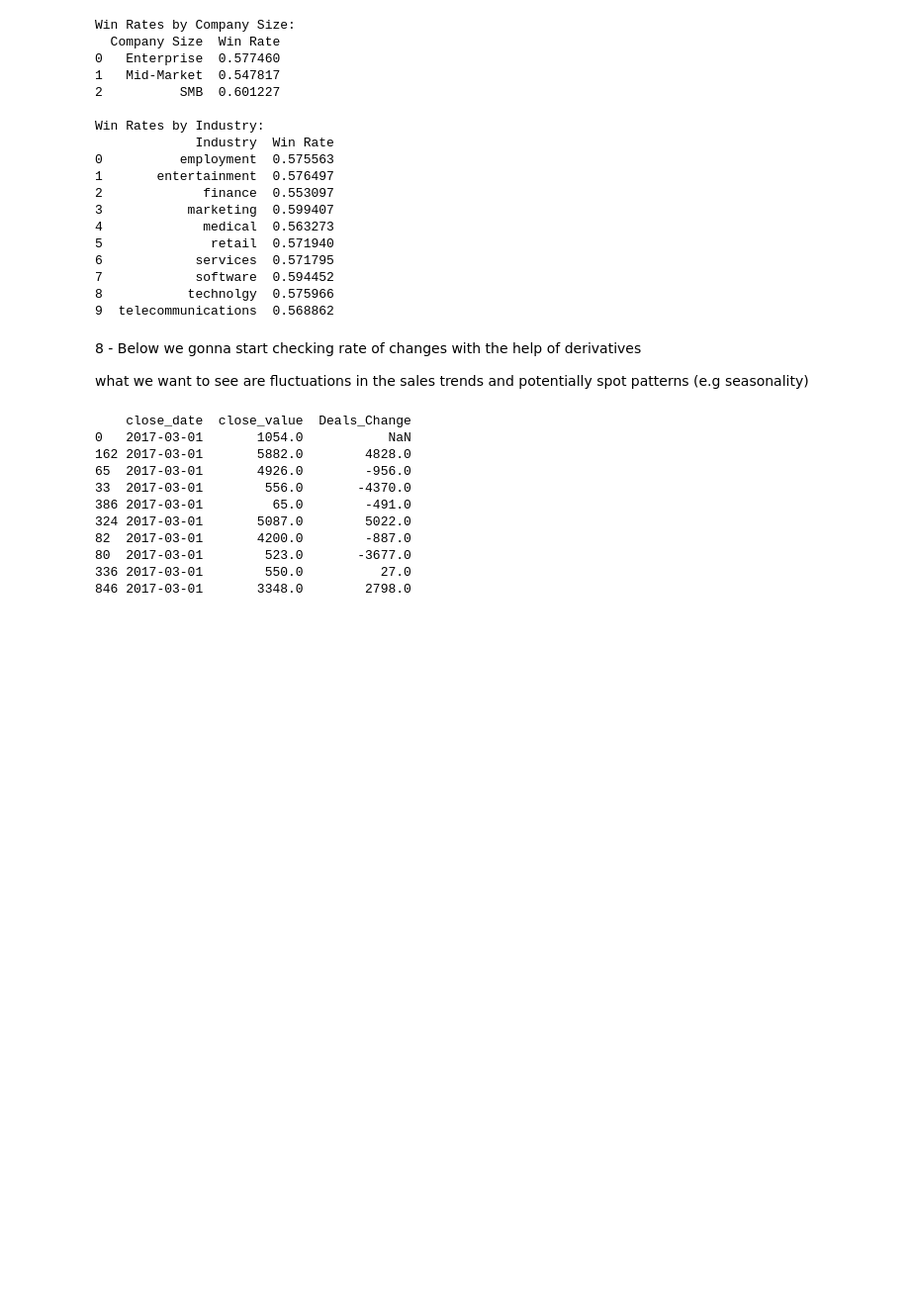
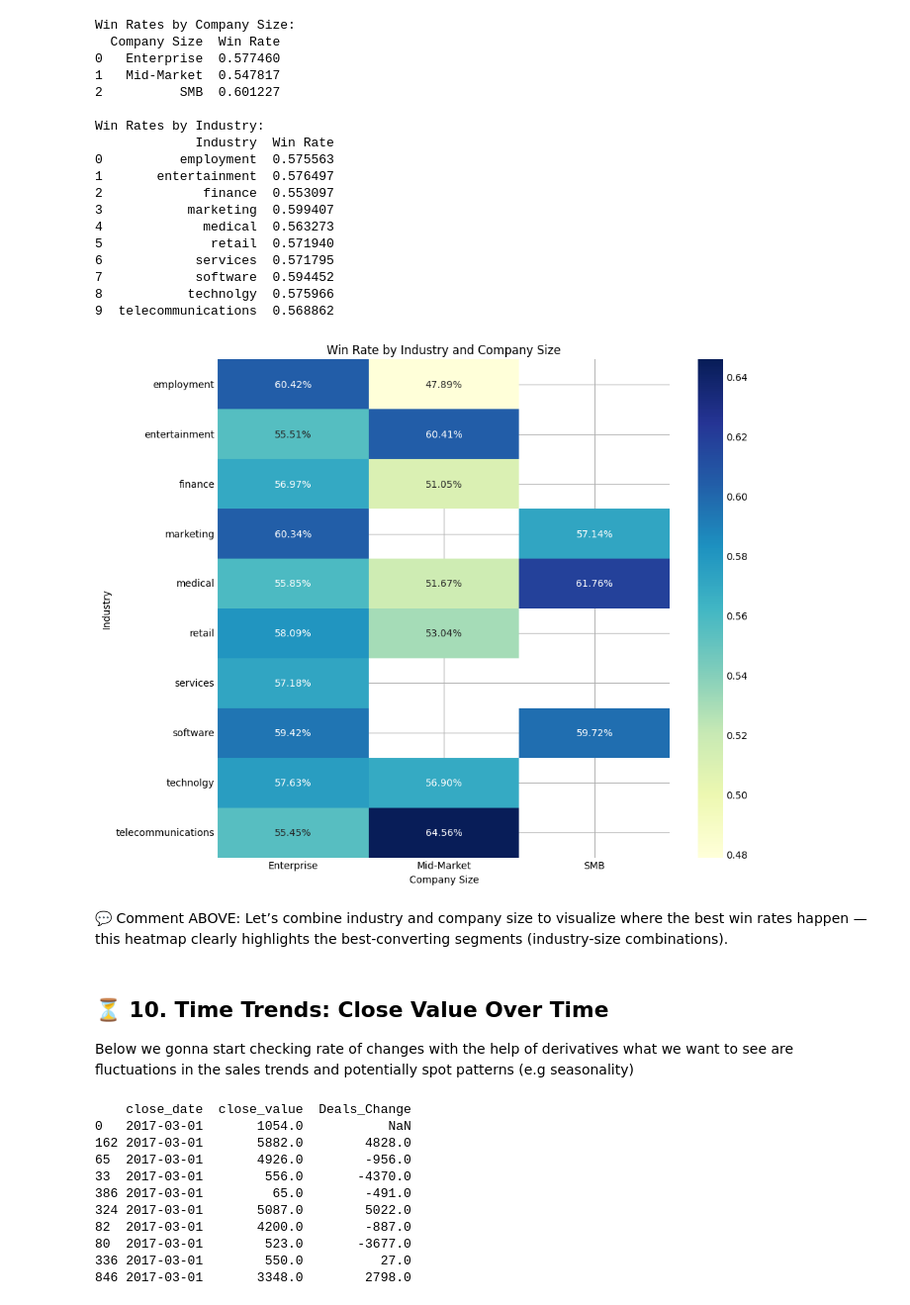
Before and after one commit to Sayocroft/sales-ops-auto, a Jupyter notebook: pipeline_accounts_merge.ipynb, the cells around one changed output. Shown at 99% size. Saved outputs shown, nothing was run; the diff lists cells and outputs as text; code cells hidden in the pictures; blank space fills up the shorter version.

```diff
--- a/pipeline_accounts_merge.ipynb
+++ b/pipeline_accounts_merge.ipynb
@@ -598,9 +617,31 @@ Win Rates by Industry:
 7            software  0.594452
 8           technolgy  0.575966
 9  telecommunications  0.568862
+# %%
+# Create a pivot table: win rate by industry and company size
+heatmap_data = merged_tables.pivot_table(
+    index='sector',
+    columns='company_size',
+    values='deal_stage',
+    aggfunc=lambda x: (x == 'Won').mean()
+)
+
+# Plot heatmap
+plt.figure(figsize=(10, 8))
+sns.heatmap(heatmap_data, annot=True, fmt=".2%", cmap="YlGnBu")
+plt.title("Win Rate by Industry and Company Size")
+plt.xlabel("Company Size")
+plt.ylabel("Industry")
+plt.tight_layout()
+plt.show()
+# %% [output]
+[figure, added]
+# %% [markdown]
+💬 Comment ABOVE: Let’s combine industry and company size to visualize where the best win rates happen — this heatmap clearly highlights the best-converting segments (industry-size combinations).
 # %% [markdown]
-8 - Below we gonna start checking rate of changes with the help of derivatives
+## ⏳ 10. Time Trends: Close Value Over Time
 
+Below we gonna start checking rate of changes with the help of derivatives
 what we want to see are fluctuations in the sales trends and potentially spot patterns (e.g seasonality)
 # %%
 # Ensure 'close_date' is in datetime format
```
Also changed, not shown: parts of 16 cells of this notebook.
